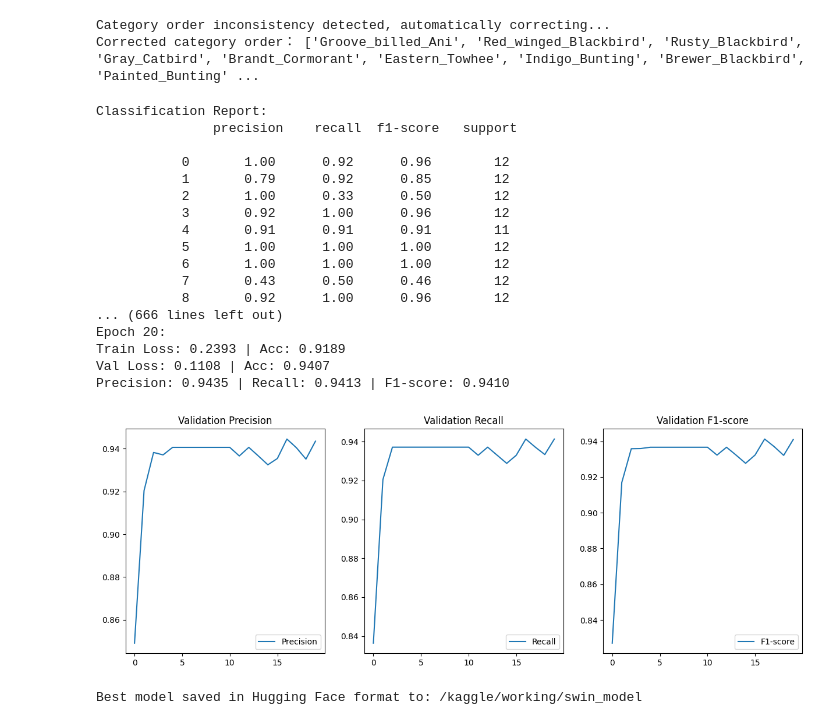
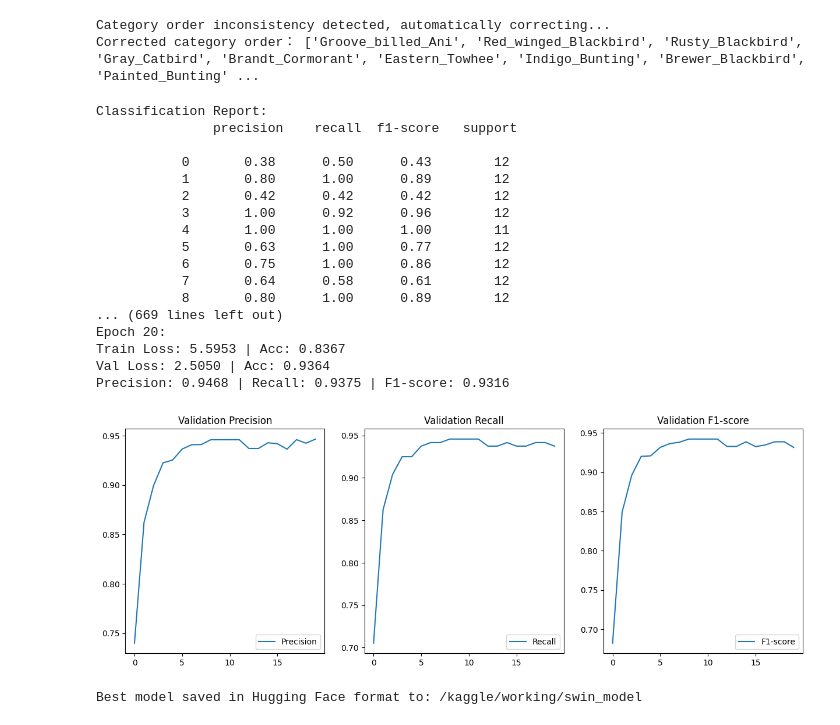
Before and after one commit to yutao-data/Fine_Grained_Bird_Swin, a Jupyter notebook: notebooks/Pretrained_Swin.ipynb, the cells around one changed output. Saved outputs shown, nothing was run; the diff lists cells and outputs as text; code cells hidden in the pictures.

Commit message:
Add ArcFaceLoss

```diff
--- a/notebooks/Pretrained_Swin.ipynb
+++ b/notebooks/Pretrained_Swin.ipynb
@@ -269,12 +322,29 @@ import torch
 import matplotlib.pyplot as plt
 from torch.utils.data import DataLoader
 from sklearn.metrics import precision_score, recall_score, f1_score, classification_report
+from timm.data.mixup import Mixup
+
+mixup_fn = Mixup(
+    mixup_alpha=0.4,
+    cutmix_alpha=0.4,
+    cutmix_minmax=None,
+    prob=0.7,  # Probability of applying MixUp/CutMix
+    switch_prob=0.5,  # Probability of switching between MixUp & CutMix
+    mode='batch',
+    label_smoothing=0.1
+)
 
 # (Assuming train_dataset, val_dataset, model, optimizer, criterion, etc. are already defined)
 train_loader = DataLoader(train_dataset, batch_size=32, shuffle=True, num_workers=2)
 val_loader = DataLoader(val_dataset, batch_size=64, shuffle=False, num_workers=2)
 
-criterion = torch.nn.CrossEntropyLoss()
+for images, labels in train_loader:
+    images, labels = mixup_fn(images, labels)
+    break
+
+# Initialize ArcFace Loss
+criterion = ArcFaceLoss(scale=30.0, margin=0.5)
+
 model = model.to(device)
 
 class EarlyStopper:
@@ -307,14 +377,15 @@ def train_epoch(model, loader, optimizer, scaler, scheduler):
 
         with torch.amp.autocast(device_type="cuda"):
             outputs = model(images)
-            loss = criterion(outputs.logits, labels)
+            logits = F.normalize(outputs.logits)  # Normalize logits
+            loss = criterion(logits, labels)
 
         scaler.scale(loss).backward()
         scaler.step(optimizer)
         scaler.update()
 
         total_loss += loss.item() * images.size(0)
-        preds = torch.argmax(outputs.logits, dim=1)
+        preds = torch.argmax(logits, dim=1)  # Predictions after normalization
         correct += (preds == labels).sum().item()
 
     avg_loss = total_loss / len(loader.dataset)
@@ -351,9 +422,9 @@ def validate(model, loader):
     accuracy = correct / len(loader.dataset)
 
     # Compute Precision, Recall, and F1-score
-    precision = precision_score(all_labels, all_preds, average="macro")
-    recall = recall_score(all_labels, all_preds, average="macro")
-    f1 = f1_score(all_labels, all_preds, average="macro")
+    precision = precision_score(all_labels, all_preds, average="macro", zero_division=1)
+    recall = recall_score(all_labels, all_preds, average="macro", zero_division=1)
+    f1 = f1_score(all_labels, all_preds, average="macro", zero_division=1)
 
     # Print detailed classification report
     print("\nClassification Report:\n", classification_report(all_labels, all_preds))
@@ -388,53 +459,52 @@ for epoch in range(20):
     print(f"Val Loss: {val_loss:.4f} | Acc: {val_acc:.4f}")
     print(f"Precision: {val_precision:.4f} | Recall: {val_recall:.4f} | F1-score: {val_f1:.4f}\n")
 
-    # 保存最佳模型
     if val_acc > best_val_acc:
         best_val_acc = val_acc
         torch.save(model.state_dict(), best_model_path)
         print(f"New best model saved with validation accuracy: {val_acc:.4f}")
 
     if early_stopper.early_stop(val_loss):
         print("Early stopping triggered!")
         break
 
 plt.figure(figsize=(15, 5))
 
 plt.subplot(1, 3, 1)
 plt.plot(history['val_precision'], label='Precision')
 plt.title('Validation Precision')
 plt.legend()
 
 plt.subplot(1, 3, 2)
 plt.plot(history['val_recall'], label='Recall')
 plt.title('Validation Recall')
 plt.legend()
 
 plt.subplot(1, 3, 3)
 plt.plot(history['val_f1'], label='F1-score')
 plt.title('Validation F1-score')
 plt.legend()
 
 plt.show()
 # %% [output]
 Classification Report:
                precision    recall  f1-score   support
 
-           0       1.00      0.92      0.96        12
-           1       0.79      0.92      0.85        12
-           2       1.00      0.33      0.50        12
-           3       0.92      1.00      0.96        12
-           4       0.91      0.91      0.91        11
-           5       1.00      1.00      1.00        12
-           6       1.00      1.00      1.00        12
-           7       0.43      0.50      0.46        12
-           8       0.92      1.00      0.96        12
-... (666 lines left out)
+           0       0.38      0.50      0.43        12
+           1       0.80      1.00      0.89        12
+           2       0.42      0.42      0.42        12
+           3       1.00      0.92      0.96        12
+           4       1.00      1.00      1.00        11
+           5       0.63      1.00      0.77        12
+           6       0.75      1.00      0.86        12
+           7       0.64      0.58      0.61        12
+           8       0.80      1.00      0.89        12
+... (669 lines left out)
 Epoch 20:
-Train Loss: 0.2393 | Acc: 0.9189
-Val Loss: 0.1108 | Acc: 0.9407
-Precision: 0.9435 | Recall: 0.9413 | F1-score: 0.9410
+Train Loss: 5.5953 | Acc: 0.8367
+Val Loss: 2.5050 | Acc: 0.9364
+Precision: 0.9468 | Recall: 0.9375 | F1-score: 0.9316
-[figure, old version]
+[figure, new version]
 # %%
 import os
 import torch
```
Also changed, not shown: parts of 4 cells of this notebook.
